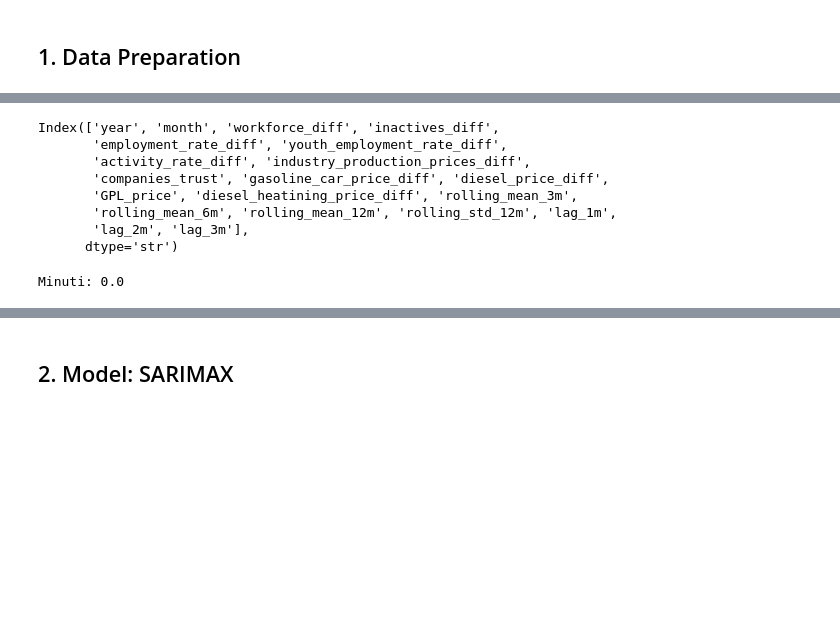
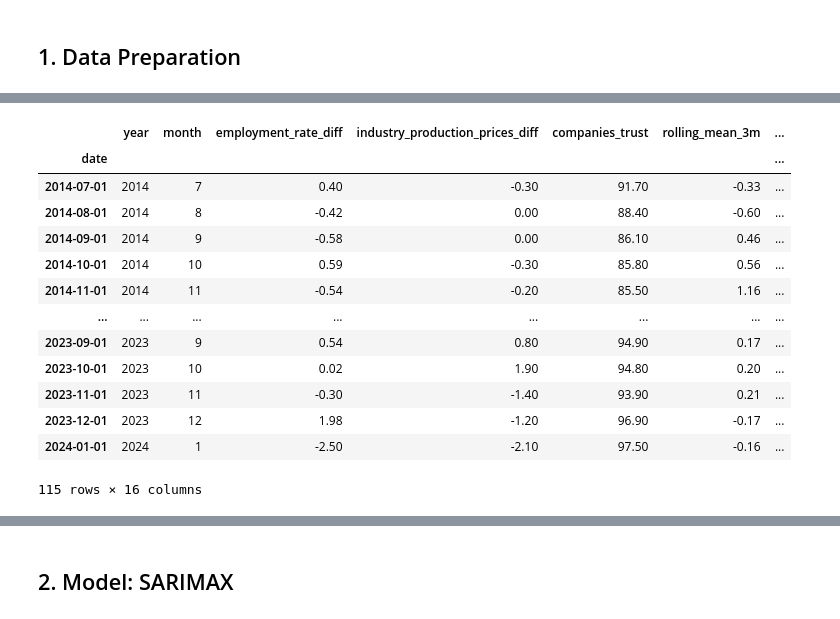
Before and after one commit to Francisscus/Employment_rate_predictor, a Jupyter notebook: 003_SARIMAX_baseline.ipynb, the cells around one changed output, grey strips where cells are left out. Saved outputs shown, nothing was run; the diff lists cells and outputs as text; code cells hidden in the pictures; blank space fills up the shorter version.

```diff
--- a/003_SARIMAX_baseline.ipynb
+++ b/003_SARIMAX_baseline.ipynb
@@ -86,4 +75,21 @@ X_columns['date'] = pd.to_datetime(X_columns['date'])
 X_columns = X_columns.set_index('date')
 df_merged_detrended['date'] = pd.to_datetime(df_merged_detrended['date'])
 df_merged_detrended = df_merged_detrended.set_index('date')
+# %%
+X_columns.iloc[5:-24]
+# %% [output]
+|  | year | month | employment_rate_diff | industry_production_prices_diff | companies_trust | rolling_mean_3m | ... |
+| date |  |  |  |  |  |  | ... |
+| 2014-07-01 | 2014 | 7 | 0.40 | -0.30 | 91.70 | -0.33 | ... |
+| 2014-08-01 | 2014 | 8 | -0.42 | 0.00 | 88.40 | -0.60 | ... |
+| 2014-09-01 | 2014 | 9 | -0.58 | 0.00 | 86.10 | 0.46 | ... |
+| 2014-10-01 | 2014 | 10 | 0.59 | -0.30 | 85.80 | 0.56 | ... |
+| 2014-11-01 | 2014 | 11 | -0.54 | -0.20 | 85.50 | 1.16 | ... |
+| ... | ... | ... | ... | ... | ... | ... | ... |
+| 2023-09-01 | 2023 | 9 | 0.54 | 0.80 | 94.90 | 0.17 | ... |
+| 2023-10-01 | 2023 | 10 | 0.02 | 1.90 | 94.80 | 0.20 | ... |
+| 2023-11-01 | 2023 | 11 | -0.30 | -1.40 | 93.90 | 0.21 | ... |
+| 2023-12-01 | 2023 | 12 | 1.98 | -1.20 | 96.90 | -0.17 | ... |
+| 2024-01-01 | 2024 | 1 | -2.50 | -2.10 | 97.50 | -0.16 | ... |
+115 rows × 16 columns
 # %%
@@ -94,27 +102,14 @@ y_train = df_merged_detrended.iloc[5:-12]['unemployment_rate_diff']
 y_test = df_merged_detrended.iloc[-12:]['unemployment_rate_diff']
-# %%
-exog_train.columns
-# %% [output]
-Index(['year', 'month', 'workforce_diff', 'inactives_diff',
-       'employment_rate_diff', 'youth_employment_rate_diff',
-       'activity_rate_diff', 'industry_production_prices_diff',
-       'companies_trust', 'gasoline_car_price_diff', 'diesel_price_diff',
-       'GPL_price', 'diesel_heatining_price_diff', 'rolling_mean_3m',
-       'rolling_mean_6m', 'rolling_mean_12m', 'rolling_std_12m', 'lag_1m',
-       'lag_2m', 'lag_3m'],
-      dtype='str')
 # %%
-start = time.time()
-# Define the ranges for p, d, q parameters
-p = d = q = range(0, 3)
+# start = time.time()
+# # Define the ranges for p, d, q parameters
+# p = d = q = range(0, 3)
 
-# Create a list of all possible combinations of p, d, q values
-pdq = list(itertools.product(p, d, q))
+# # Create a list of all possible combinations of p, d, q values
+# pdq = list(itertools.product(p, d, q))
 
-# Define the seasonal parameter combinations (P, D, Q, s)
-seasonal_pdq = [(x[0], x[1], x[2], 12) for x in pdq]
+# # Define the seasonal parameter combinations (P, D, Q, s)
+# seasonal_pdq = [(x[0], x[1], x[2], 12) for x in pdq]
 
-print(f'Minuti: {(time.time() - start)/60}')
+# print(f'Minuti: {(time.time() - start)/60}')
-# %% [output]
-Minuti: 0.0
 # %%
```
Also changed, not shown: parts of 63 cells of this notebook, 3 other files.
